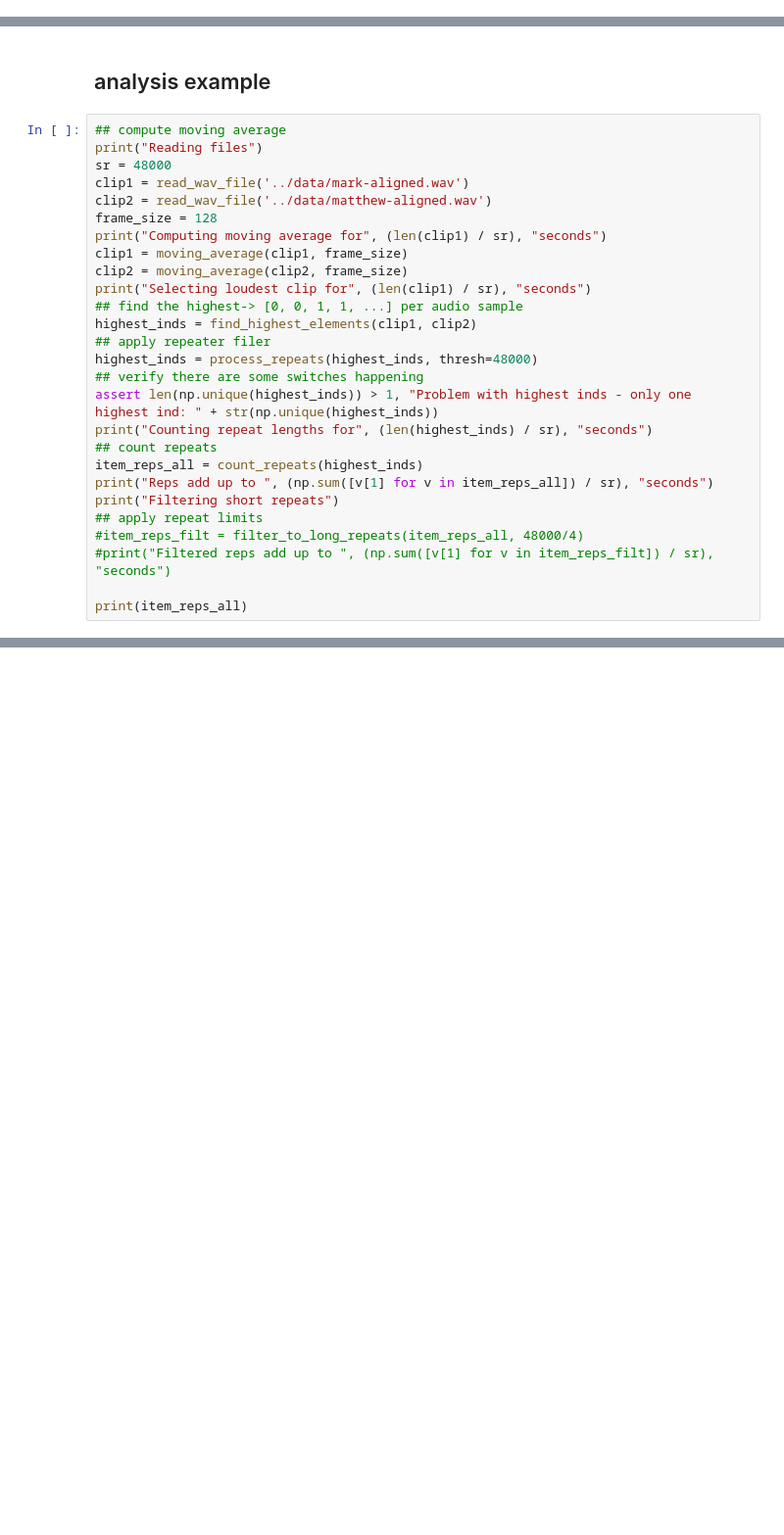
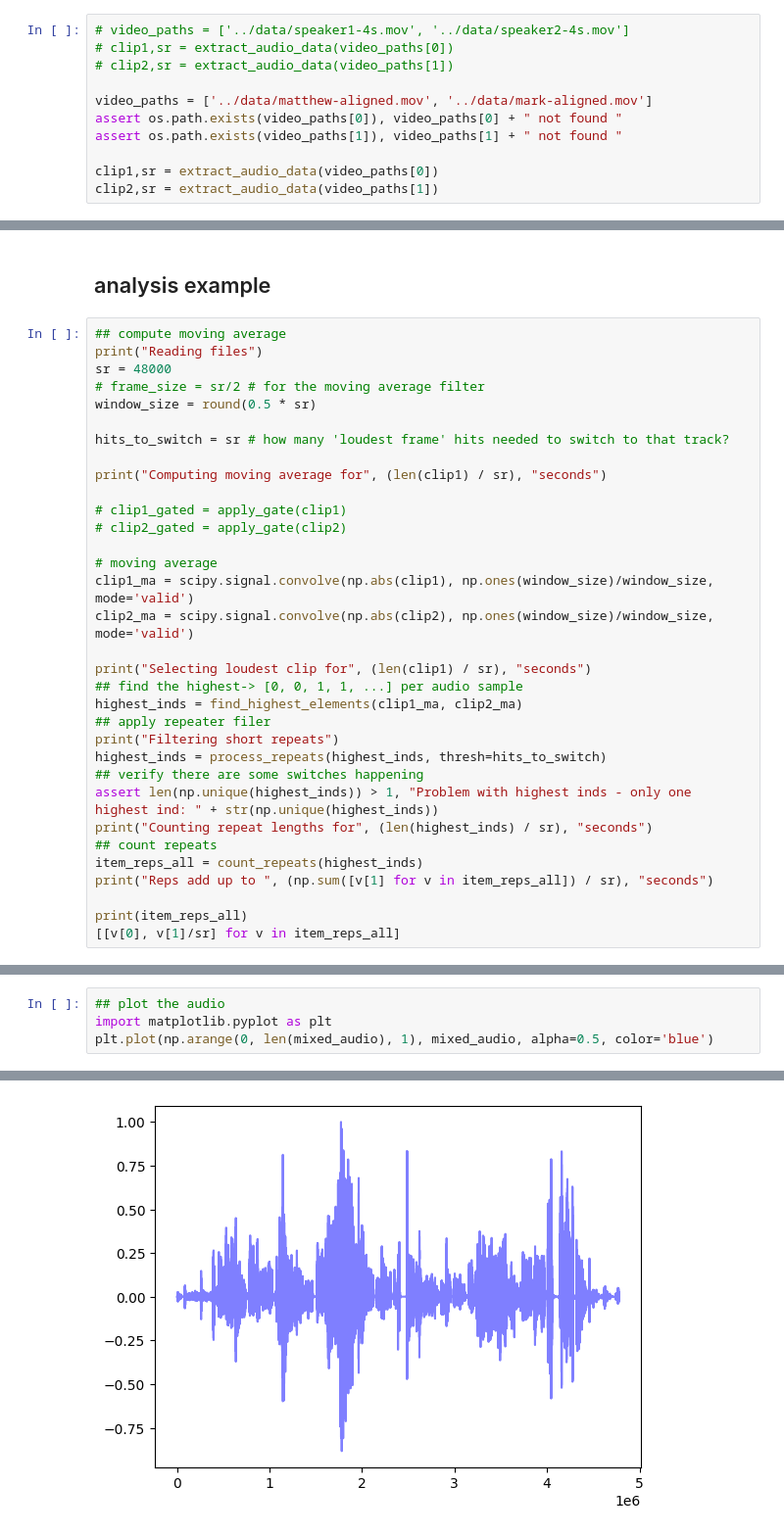
Before and after one commit to yeeking/podomatic, a Jupyter notebook: notebook/podomatic-notebook.ipynb, the cells around one changed output, grey strips where cells are left out. Shown: that part at 98% size. Saved outputs shown, nothing was run; the diff lists cells and outputs as text; blank space fills up the shorter version.

```diff
--- a/notebook/podomatic-notebook.ipynb
+++ b/notebook/podomatic-notebook.ipynb
@@ -157,0 +144,11 @@ def create_video_edit_moviepy(video_paths, segment_descriptors):
+# %%
+# video_paths = ['../data/speaker1-4s.mov', '../data/speaker2-4s.mov']
+# clip1,sr = extract_audio_data(video_paths[0])
+# clip2,sr = extract_audio_data(video_paths[1])
+
+video_paths = ['../data/matthew-aligned.mov', '../data/mark-aligned.mov']
+assert os.path.exists(video_paths[0]), video_paths[0] + " not found "
+assert os.path.exists(video_paths[1]), video_paths[1] + " not found "
+
+clip1,sr = extract_audio_data(video_paths[0])
+clip2,sr = extract_audio_data(video_paths[1])
@@ -161,29 +176,35 @@ def create_video_edit_moviepy(video_paths, segment_descriptors):
 ## compute moving average
 print("Reading files")
 sr = 48000
-clip1 = read_wav_file('../data/mark-aligned.wav')
-clip2 = read_wav_file('../data/matthew-aligned.wav')
-frame_size = 128
+# frame_size = sr/2 # for the moving average filter
+window_size = round(0.5 * sr)
+
+hits_to_switch = sr # how many 'loudest frame' hits needed to switch to that track?
+
 print("Computing moving average for", (len(clip1) / sr), "seconds")
-clip1 = moving_average(clip1, frame_size)
-clip2 = moving_average(clip2, frame_size)
+
+# clip1_gated = apply_gate(clip1)
+# clip2_gated = apply_gate(clip2)
+
+# moving average
+clip1_ma = scipy.signal.convolve(np.abs(clip1), np.ones(window_size)/window_size, mode='valid')
+clip2_ma = scipy.signal.convolve(np.abs(clip2), np.ones(window_size)/window_size, mode='valid')
+
 print("Selecting loudest clip for", (len(clip1) / sr), "seconds")
 ## find the highest-> [0, 0, 1, 1, ...] per audio sample
-highest_inds = find_highest_elements(clip1, clip2)
+highest_inds = find_highest_elements(clip1_ma, clip2_ma)
 ## apply repeater filer
-highest_inds = process_repeats(highest_inds, thresh=48000)
+print("Filtering short repeats")
+highest_inds = process_repeats(highest_inds, thresh=hits_to_switch)
 ## verify there are some switches happening
 assert len(np.unique(highest_inds)) > 1, "Problem with highest inds - only one highest ind: " + str(np.unique(highest_inds))
 print("Counting repeat lengths for", (len(highest_inds) / sr), "seconds")
 ## count repeats
 item_reps_all = count_repeats(highest_inds)
 print("Reps add up to ", (np.sum([v[1] for v in item_reps_all]) / sr), "seconds")
-print("Filtering short repeats")
-## apply repeat limits
-#item_reps_filt = filter_to_long_repeats(item_reps_all, 48000/4)
-#print("Filtered reps add up to ", (np.sum([v[1] for v in item_reps_filt]) / sr), "seconds")
 
 print(item_reps_all)
+[[v[0], v[1]/sr] for v in item_reps_all]
 # %% [output]
 Reading files
 Computing moving average for 99.5 seconds
@@ -222,0 +425,5 @@ Video edit created
+# %%
+## plot the audio
+import matplotlib.pyplot as plt
+plt.plot(np.arange(0, len(mixed_audio), 1), mixed_audio, alpha=0.5, color='blue')
+# %% [output]
@@ -223,2 +431,3 @@ Video edit created
+[figure, added]
 # %%
 #clip.write_videofile('test2.mov', codec='prores', audio_codec='pcm_s32le')
```
Also changed, not shown: parts of 13 cells of this notebook.
